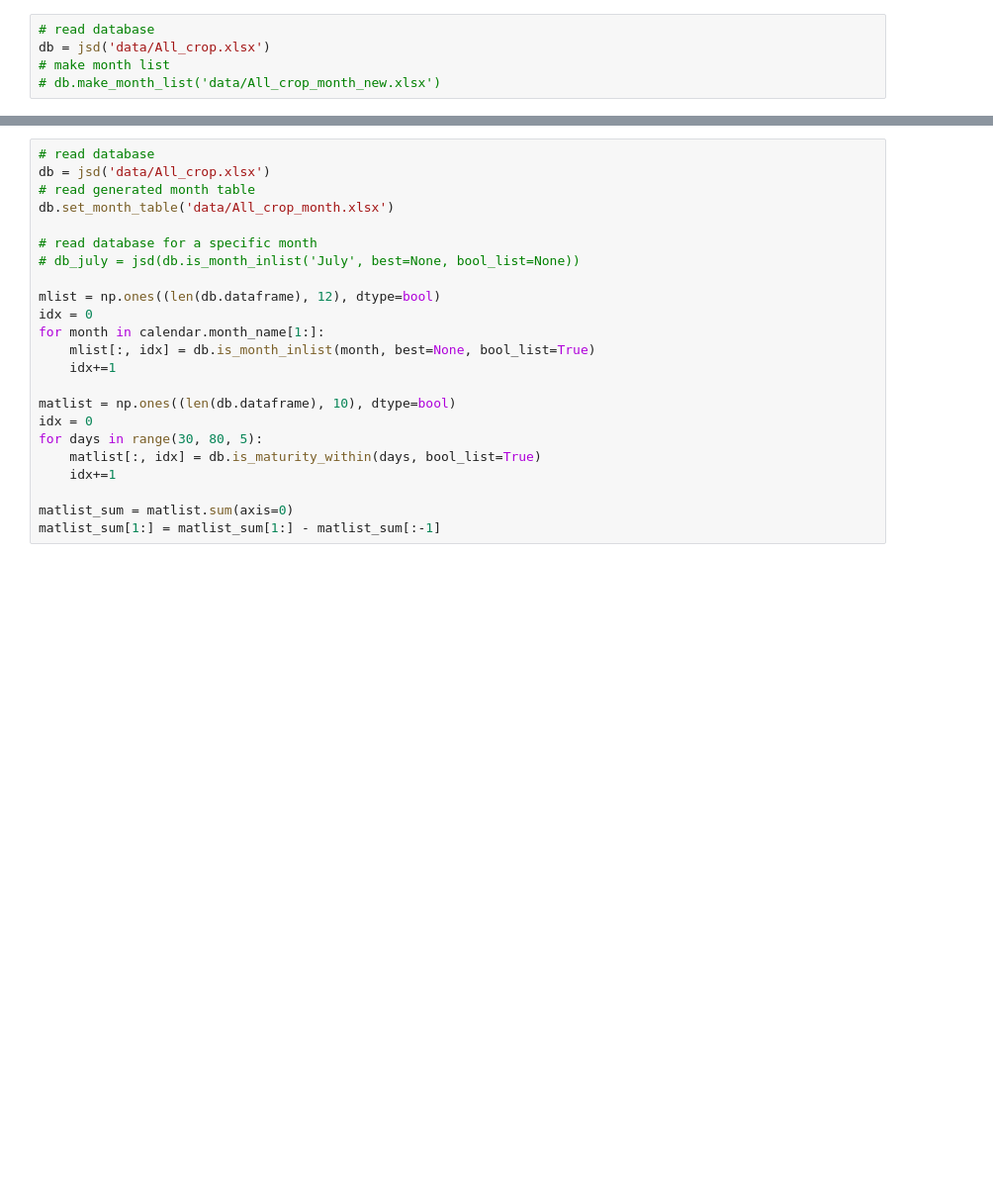
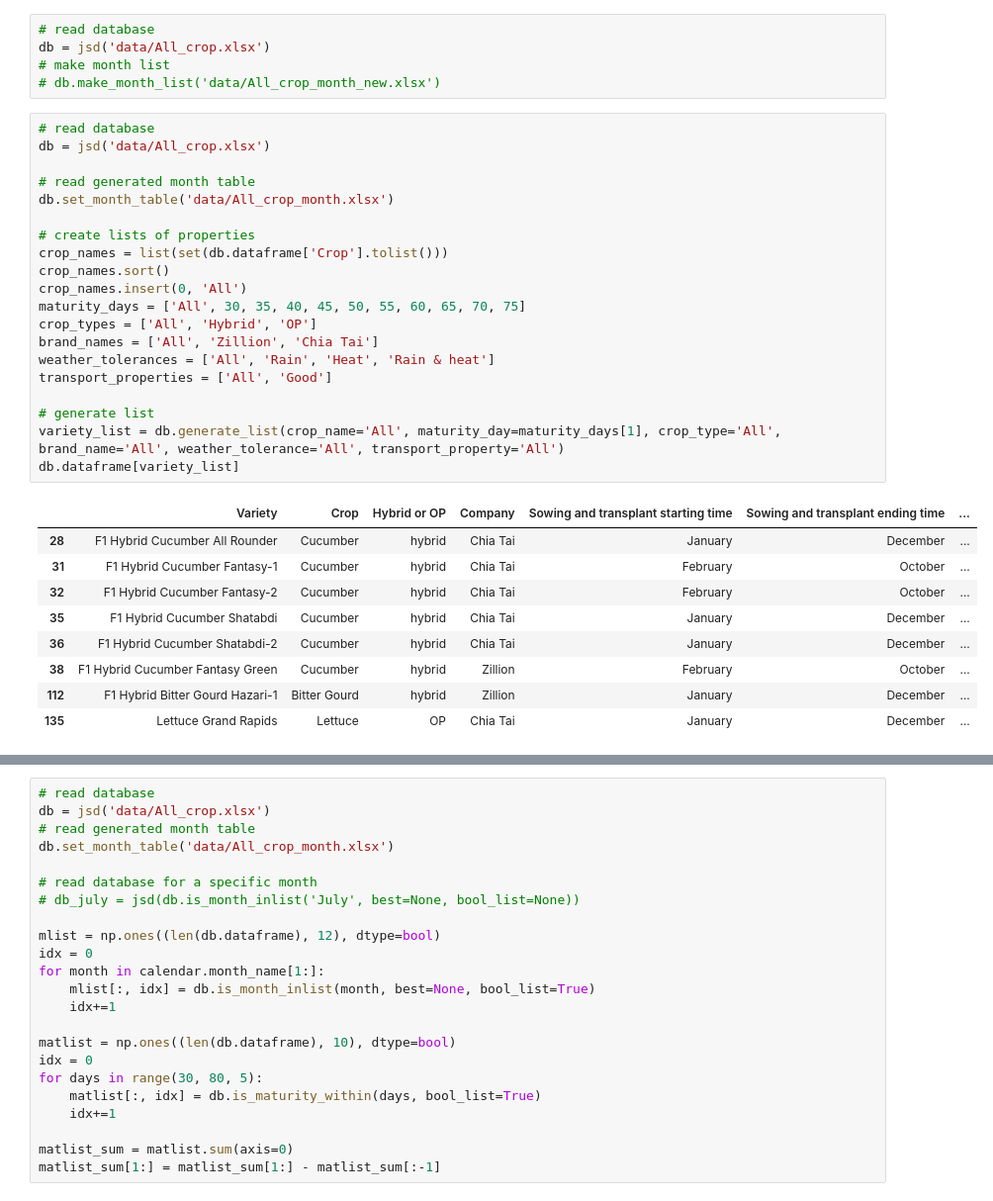
Before and after one commit to ninoyrahman/JSD, a Jupyter notebook: jsd.ipynb, the cells around one changed output, grey strips where cells are left out. Shown at 99% size. Saved outputs shown, nothing was run; the diff lists cells and outputs as text; blank space fills up the shorter version.

```diff
--- a/jsd.ipynb
+++ b/jsd.ipynb
@@ -81,3 +81,33 @@ brown = '#8c564b'
 db = jsd('data/All_crop.xlsx')
 # make month list
 # db.make_month_list('data/All_crop_month_new.xlsx')
+# %%
+# read database
+db = jsd('data/All_crop.xlsx')
+
+# read generated month table
+db.set_month_table('data/All_crop_month.xlsx')
+
+# create lists of properties
+crop_names = list(set(db.dataframe['Crop'].tolist()))
+crop_names.sort()
+crop_names.insert(0, 'All')
+maturity_days = ['All', 30, 35, 40, 45, 50, 55, 60, 65, 70, 75]
+crop_types = ['All', 'Hybrid', 'OP']
+brand_names = ['All', 'Zillion', 'Chia Tai']
+weather_tolerances = ['All', 'Rain', 'Heat', 'Rain & heat']
+transport_properties = ['All', 'Good']
+
+# generate list
+variety_list = db.generate_list(crop_name='All', maturity_day=maturity_days[1], crop_type='All', brand_name='All', weather_tolerance='All', transport_property='All')
+db.dataframe[variety_list]
+# %% [output]
+|  | Variety | Crop | Hybrid or OP | Company | Sowing and transplant starting time | Sowing and transplant ending time | ... |
+| 28 | F1 Hybrid Cucumber All Rounder | Cucumber | hybrid | Chia Tai | January | December | ... |
+| 31 | F1 Hybrid Cucumber Fantasy-1 | Cucumber | hybrid | Chia Tai | February | October | ... |
+| 32 | F1 Hybrid Cucumber Fantasy-2 | Cucumber | hybrid | Chia Tai | February | October | ... |
+| 35 | F1 Hybrid Cucumber Shatabdi | Cucumber | hybrid | Chia Tai | January | December | ... |
+| 36 | F1 Hybrid Cucumber Shatabdi-2 | Cucumber | hybrid | Chia Tai | January | December | ... |
+| 38 | F1 Hybrid Cucumber Fantasy Green | Cucumber | hybrid | Zillion | February | October | ... |
+| 112 | F1 Hybrid Bitter Gourd Hazari-1 | Bitter Gourd | hybrid | Zillion | January | December | ... |
+| 135 | Lettuce Grand Rapids | Lettuce | OP | Chia Tai | January | December | ... |
```
Also changed, not shown: parts of 5 cells of this notebook, 2 other files.
